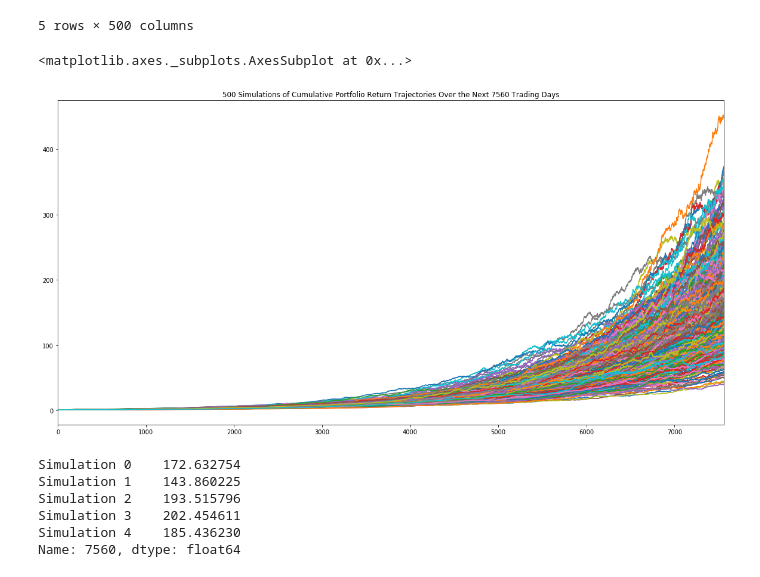
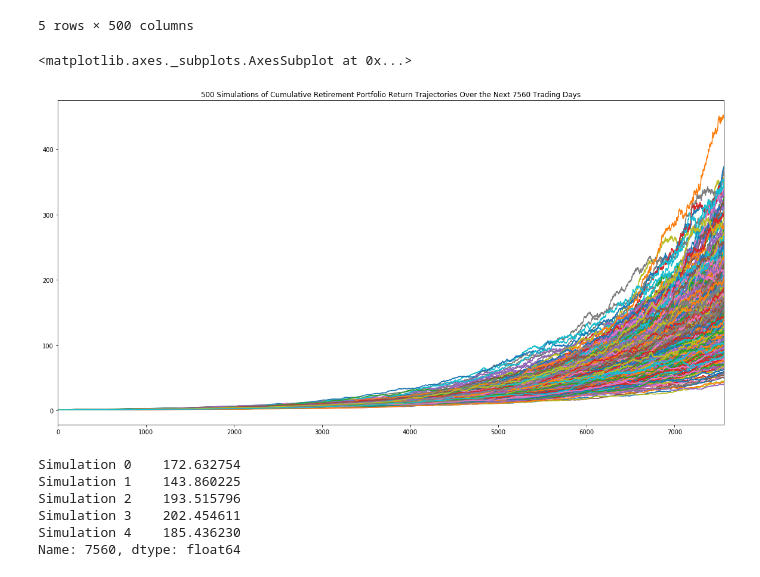
Before and after one commit to amejiali/apis-homework, a Jupyter notebook: Starter_Code/portfolio_planner.ipynb, the cells around one changed output. Cells and saved outputs as stored; diff of their text form; code cells hidden in the pictures.

```diff
--- a/Starter_Code/portfolio_planner.ipynb
+++ b/Starter_Code/portfolio_planner.ipynb
@@ -168,11 +168,11 @@ monte_carlo.tail()
 # %%
 # Visualize the Simulation
 # YOUR CODE HERE
-plot_title = f"{x+1} Simulations of Cumulative Portfolio Return Trajectories Over the Next 7560 Trading Days"
+plot_title = f"{x+1} Simulations of Cumulative Retirement Portfolio Return Trajectories Over the Next 7560 Trading Days"
 monte_carlo.plot(legend=None, title=plot_title, figsize=(20,10))
 # %% [output]
 <matplotlib.axes._subplots.AxesSubplot at 0x...>
-[figure, old version]
+[figure, new version]
 # %%
 # Select the last row for the cumulative returns (cumulative returns at 30 years)
 # YOUR CODE HERE
```
Also changed, not shown: parts of 10 cells of this notebook.
